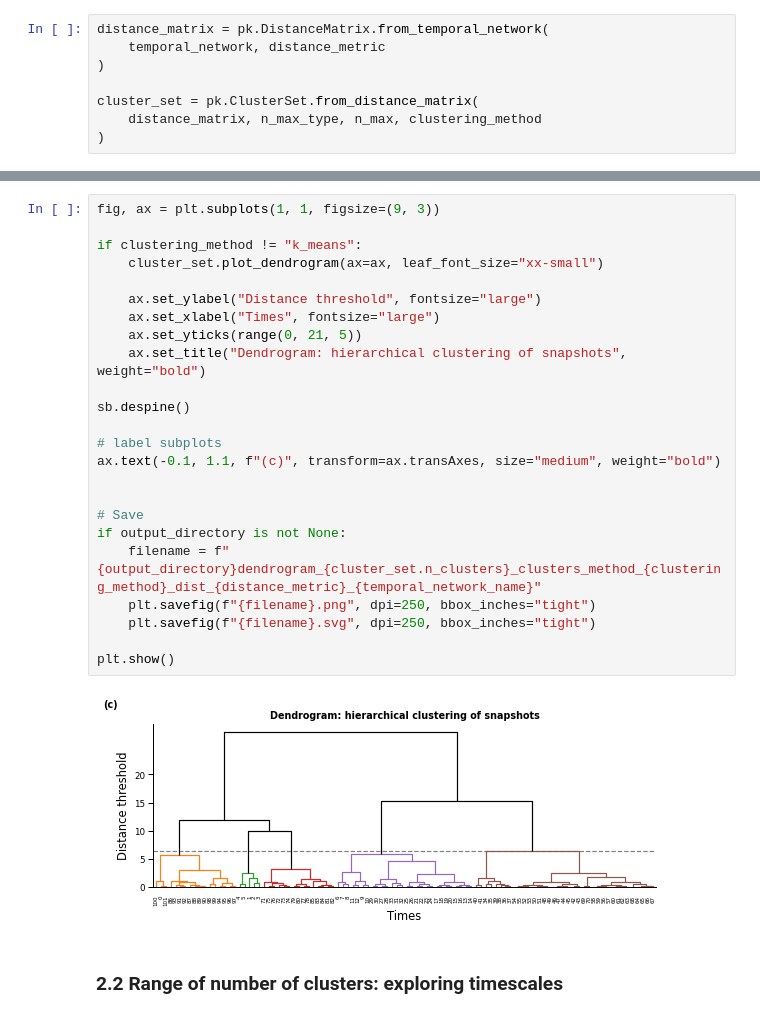
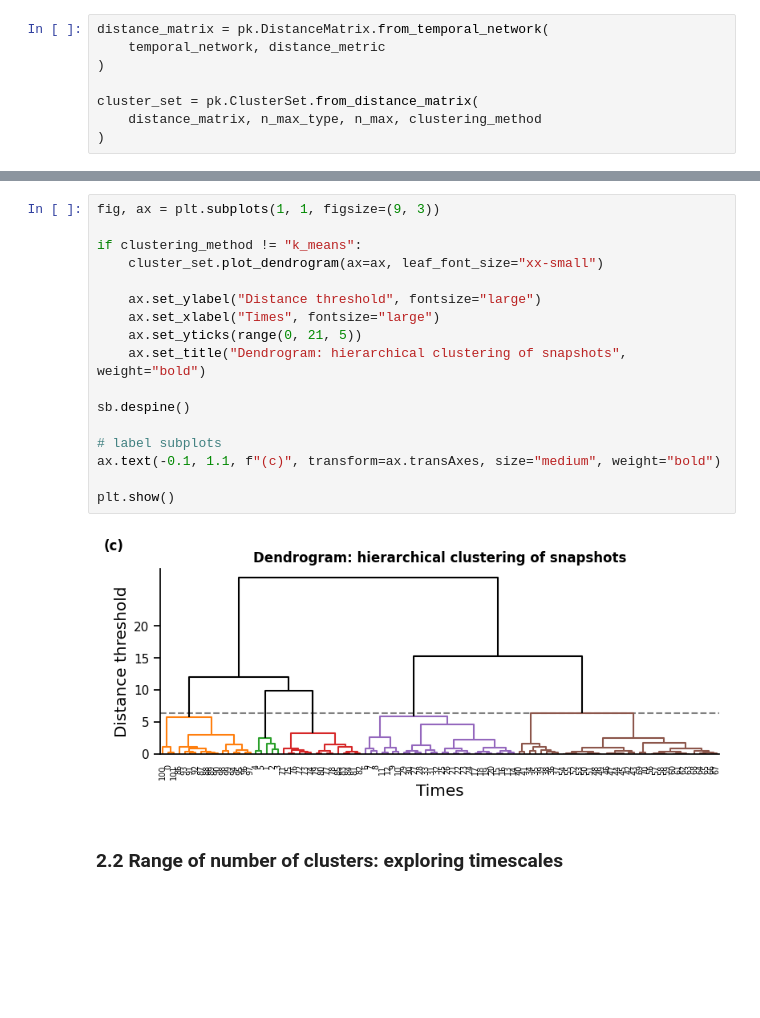
Before and after one commit to lordgrilo/complexity-book, a Jupyter notebook: 5-temporal-networks/nb16_infer_phases_temporal_networks.ipynb, the cells around one changed output, grey strips where cells are left out. Saved outputs shown, nothing was run; the diff lists cells and outputs as text; blank space fills up the shorter version.

```diff
--- a/5-temporal-networks/nb16_infer_phases_temporal_networks.ipynb
+++ b/5-temporal-networks/nb16_infer_phases_temporal_networks.ipynb
@@ -161,29 +166,22 @@ NameError: name 'output_directory' is not defined
 # %%
 fig, ax = plt.subplots(1, 1, figsize=(9, 3))
 
 if clustering_method != "k_means":
     cluster_set.plot_dendrogram(ax=ax, leaf_font_size="xx-small")
 
     ax.set_ylabel("Distance threshold", fontsize="large")
     ax.set_xlabel("Times", fontsize="large")
     ax.set_yticks(range(0, 21, 5))
     ax.set_title("Dendrogram: hierarchical clustering of snapshots", weight="bold")
 
 sb.despine()
 
 # label subplots
 ax.text(-0.1, 1.1, f"(c)", transform=ax.transAxes, size="medium", weight="bold")
 
-
-# Save
-if output_directory is not None:
-    filename = f"{output_directory}dendrogram_{cluster_set.n_clusters}_clusters_method_{clustering_method}_dist_{distance_metric}_{temporal_network_name}"
-    plt.savefig(f"{filename}.png", dpi=250, bbox_inches="tight")
-    plt.savefig(f"{filename}.svg", dpi=250, bbox_inches="tight")
-
 plt.show()
 # %% [output]
-[figure, old version]
+[figure, new version]
 # %% [markdown]
 ### 2.2 Range of number of clusters: exploring timescales
 # %%
```
Also changed, not shown: parts of 6 cells of this notebook.
